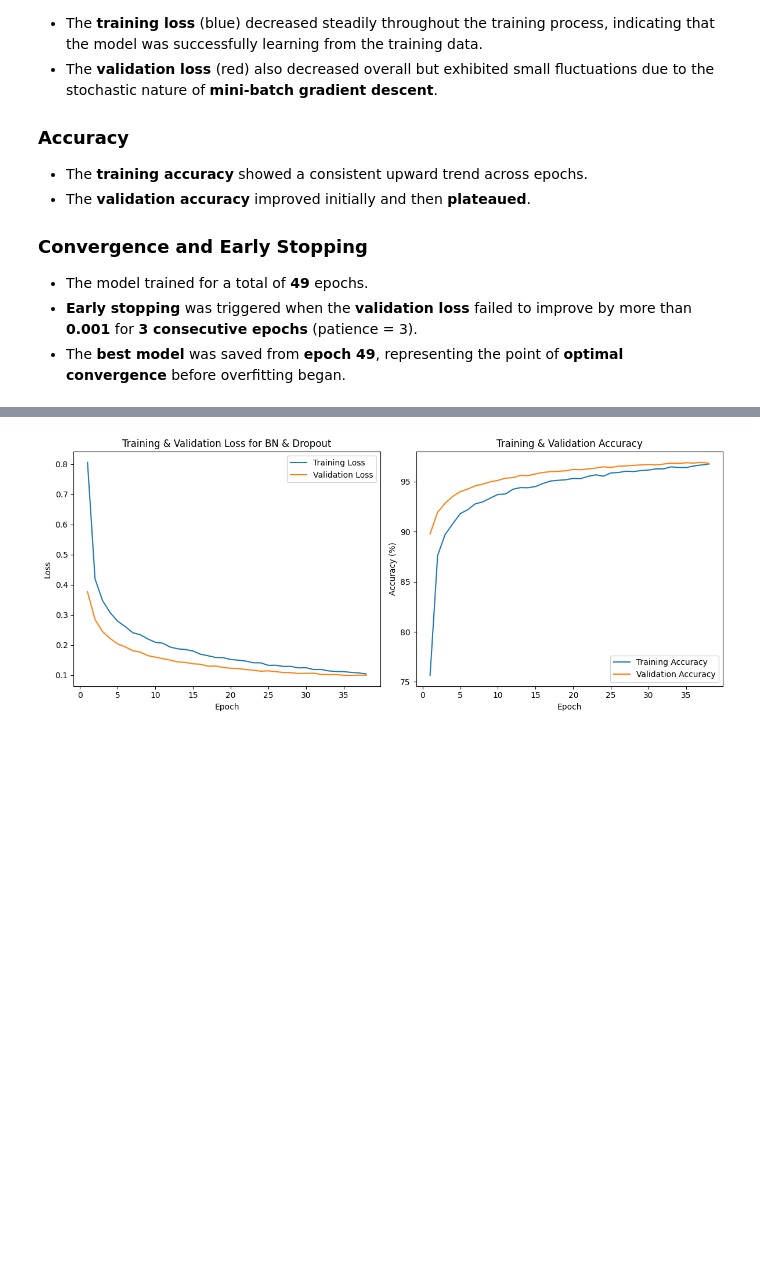
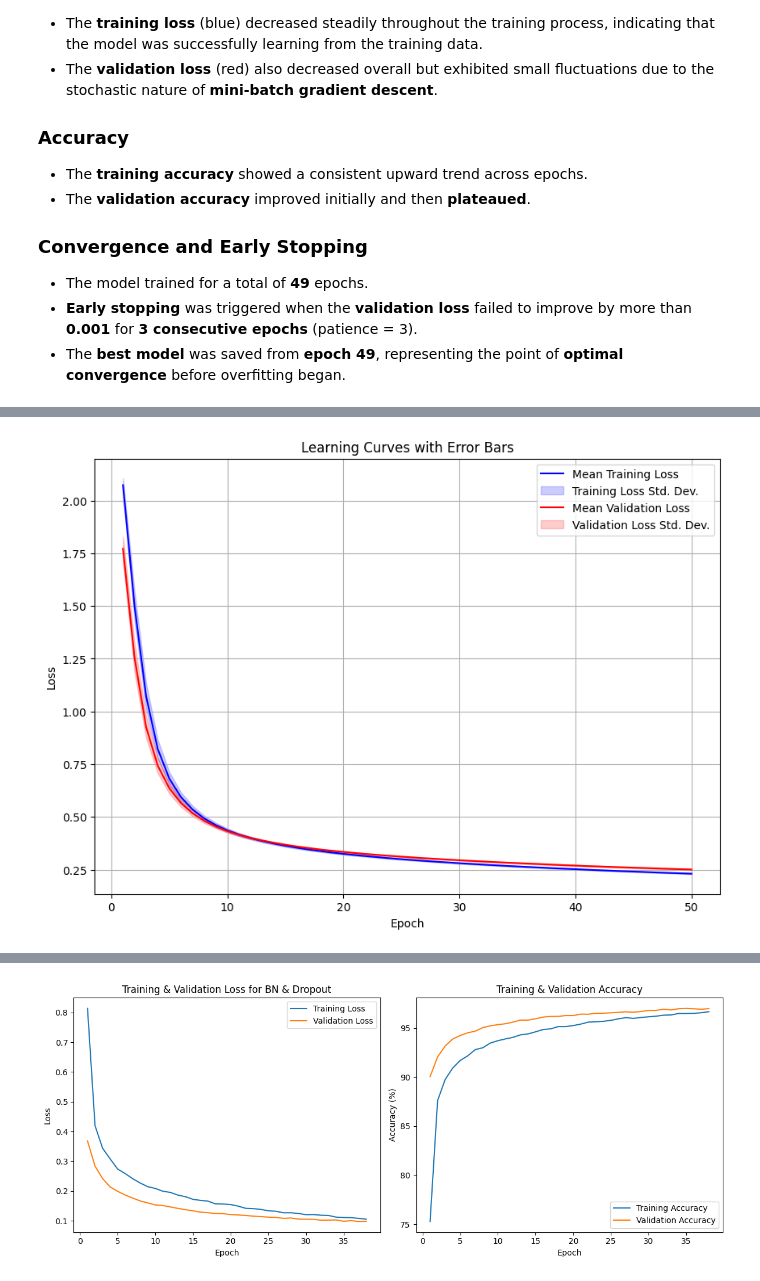
Before and after one commit to bassam-14/Logistic-Softmax-Regression-Neural-Nets, a Jupyter notebook: NeuralNetwork.ipynb, the cells around one changed output, grey strips where cells are left out. Cells and saved outputs as stored; diff of their text form; code cells hidden in the pictures; blank space fills up the shorter version.

Commit message:
added error bars

```diff
--- a/NeuralNetwork.ipynb
+++ b/NeuralNetwork.ipynb
@@ -276,3 +343,51 @@ plt.show()
+# %%
+import numpy as np
+# Convert lists of lists to 2D NumPy arrays
+train_loss_arr = np.array(all_train_loss_histories)
+val_loss_arr = np.array(all_val_loss_histories)
+
+# Calculate mean and std dev across the runs (axis=0)
+mean_train_loss = np.mean(train_loss_arr, axis=0)
+std_train_loss = np.std(train_loss_arr, axis=0)
+
+mean_val_loss = np.mean(val_loss_arr, axis=0)
+std_val_loss = np.std(val_loss_arr, axis=0)
+
+# Create an X-axis for plotting
+epochs_range = range(1, 51)
+# %%
+plt.figure(figsize=(10, 7))
+
+# Plot Training Loss
+plt.plot(epochs_range, mean_train_loss, 'b-', label='Mean Training Loss')
+plt.fill_between(
+    epochs_range,
+    mean_train_loss - std_train_loss,
+    mean_train_loss + std_train_loss,
+    color='blue',
+    alpha=0.2, # Make the shaded region semi-transparent
+    label='Training Loss Std. Dev.'
+)
+
+# Plot Validation Loss
+plt.plot(epochs_range, mean_val_loss, 'r-', label='Mean Validation Loss')
+plt.fill_between(
+    epochs_range,
+    mean_val_loss - std_val_loss,
+    mean_val_loss + std_val_loss,
+    color='red',
+    alpha=0.2,
+    label='Validation Loss Std. Dev.'
+)
+
+plt.title('Learning Curves with Error Bars')
+plt.xlabel('Epoch')
+plt.ylabel('Loss')
+plt.legend()
+plt.grid(True)
+plt.show()
+# %% [output]
+[figure, added]
 # %%
 # new model with batch norm and Dropout
 class FFNN_new(nn.Module):
```
Also changed, not shown: parts of 6 cells of this notebook.
